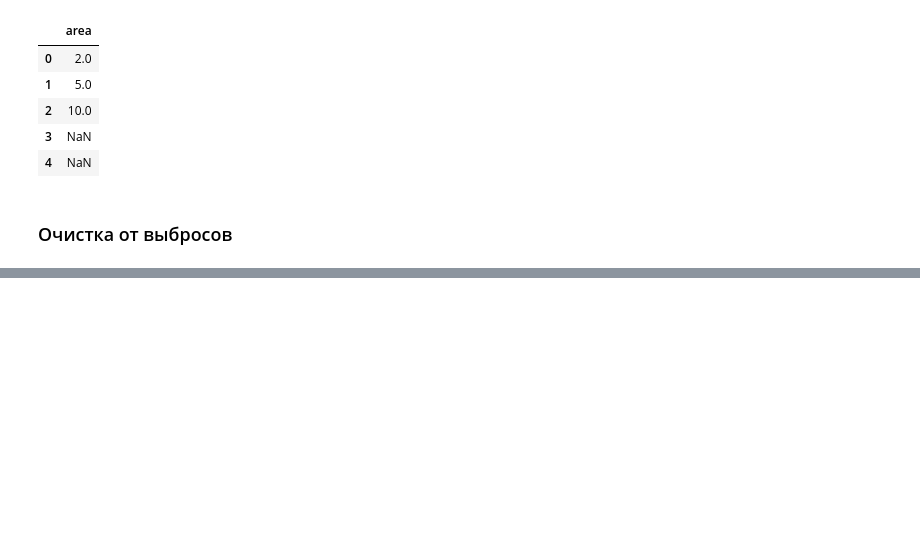
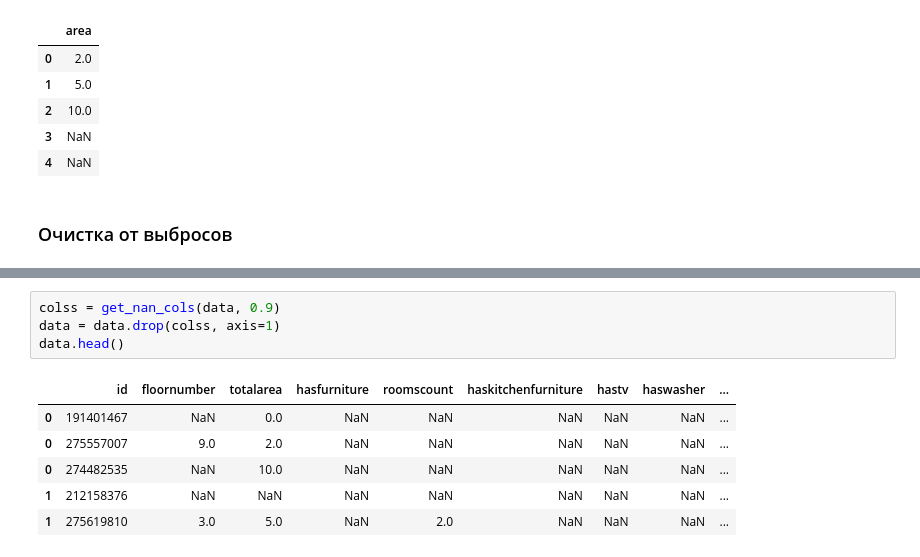
Before and after one commit to MariaZharova/recsys_internship, a Jupyter notebook: Bins_embeddings.ipynb, the cells around one changed output, grey strips where cells are left out. Saved outputs shown, nothing was run; the diff lists cells and outputs as text; blank space fills up the shorter version.

```diff
--- a/Bins_embeddings.ipynb
+++ b/Bins_embeddings.ipynb
@@ -254,0 +307,11 @@ area 10
+# %%
+colss = get_nan_cols(data, 0.9)
+data = data.drop(colss, axis=1)
+data.head()
+# %% [output]
+|  | id | floornumber | totalarea | hasfurniture | roomscount | haskitchenfurniture | hastv | haswasher | ... |
+| 0 | 191401467 | NaN | 0.0 | NaN | NaN | NaN | NaN | NaN | ... |
+| 0 | 275557007 | 9.0 | 2.0 | NaN | NaN | NaN | NaN | NaN | ... |
+| 0 | 274482535 | NaN | 10.0 | NaN | NaN | NaN | NaN | NaN | ... |
+| 1 | 212158376 | NaN | NaN | NaN | NaN | NaN | NaN | NaN | ... |
+| 1 | 275619810 | 3.0 | 5.0 | NaN | 2.0 | NaN | NaN | NaN | ... |
```
Also changed, not shown: parts of 28 cells of this notebook.
